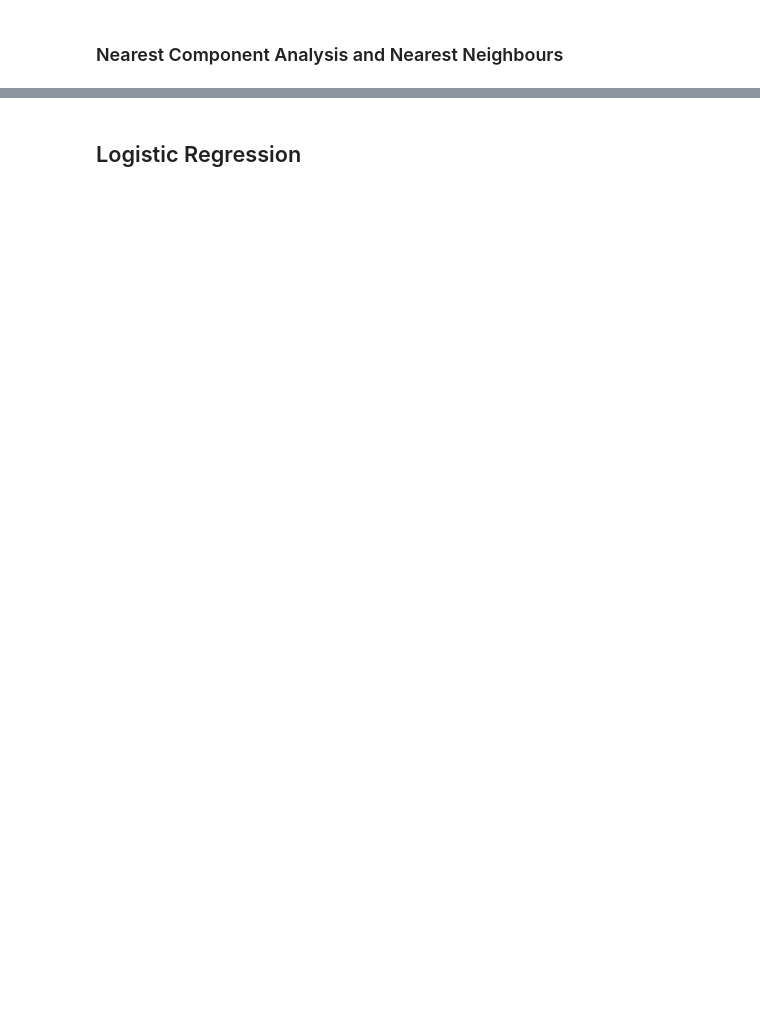
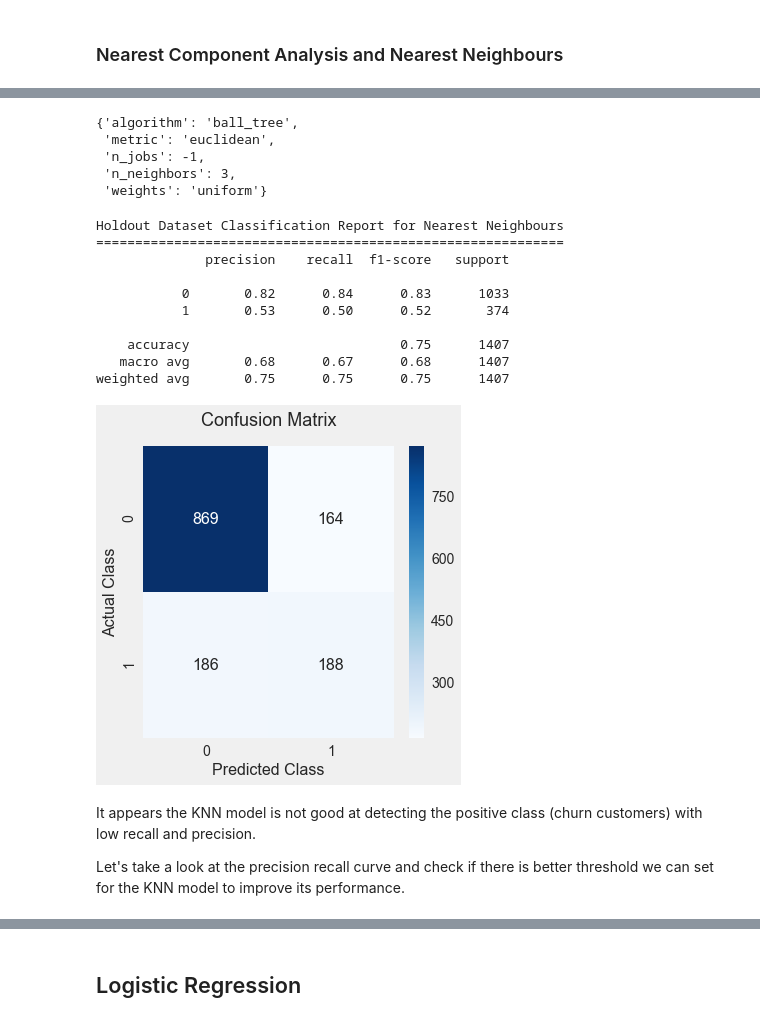
Before and after one commit to Joshuayeo95/Telco-Churn, a Jupyter notebook: modelling.ipynb, the cells around one changed output, grey strips where cells are left out. Cells and saved outputs as stored; diff of their text form; code cells hidden in the pictures; blank space fills up the shorter version.

```diff
--- a/modelling.ipynb
+++ b/modelling.ipynb
@@ -705,0 +249,12 @@ knn_performance
+# %%
+# Updated param gird with more hyper parameters
+knn_param_grid = {
+    'KNN__n_neighbors' : np.arange(2, 5, step=1),
+    'KNN__weights' : ['uniform', 'distance'],
+    'KNN__algorithm' : ['ball_tree', 'kd_tree'],
+    'KNN__metric' : ['euclidean', 'manhattan'],
+    'KNN__n_jobs' : [-1]
+}
+# %%
+knn_gscv = GridSearchCV(knn_pipe, knn_param_grid, **gs_kwargs)
+knn_gscv.fit(X_train, y_train)
@@ -705,0 +279,31 @@ knn_performance
+# %%
+# Saving the best kwargs for KNN
+knn_kwargs = dict((k[5:], knn_gscv.best_params_[k]) for k in knn_gscv.best_params_)
+knn_kwargs
+# %% [output]
+{'algorithm': 'ball_tree',
+ 'metric': 'euclidean',
+ 'n_jobs': -1,
+ 'n_neighbors': 3,
+ 'weights': 'uniform'}
+# %%
+# Saving best estimator during GridSearch and evaluating on holdout data
+knn_model = knn_gscv.best_estimator_
+knn_y_pred = modf.holdout_evaluation(knn_model, X_train, y_train, X_test, y_test,
+                                     model_name='Nearest Neighbours', threshold=0.5)
+# %% [output]
+Holdout Dataset Classification Report for Nearest Neighbours
+============================================================
+              precision    recall  f1-score   support
+
+           0       0.82      0.84      0.83      1033
+           1       0.53      0.50      0.52       374
+
+    accuracy                           0.75      1407
+   macro avg       0.68      0.67      0.68      1407
+weighted avg       0.75      0.75      0.75      1407
+[figure, added]
+# %% [markdown]
+It appears the KNN model is not good at detecting the positive class (churn customers) with low recall and precision.
+
+Let's take a look at the precision recall curve and check if there is better threshold we can set for the KNN model to improve its performance.
```
Also changed, not shown: parts of 159 cells of this notebook.
